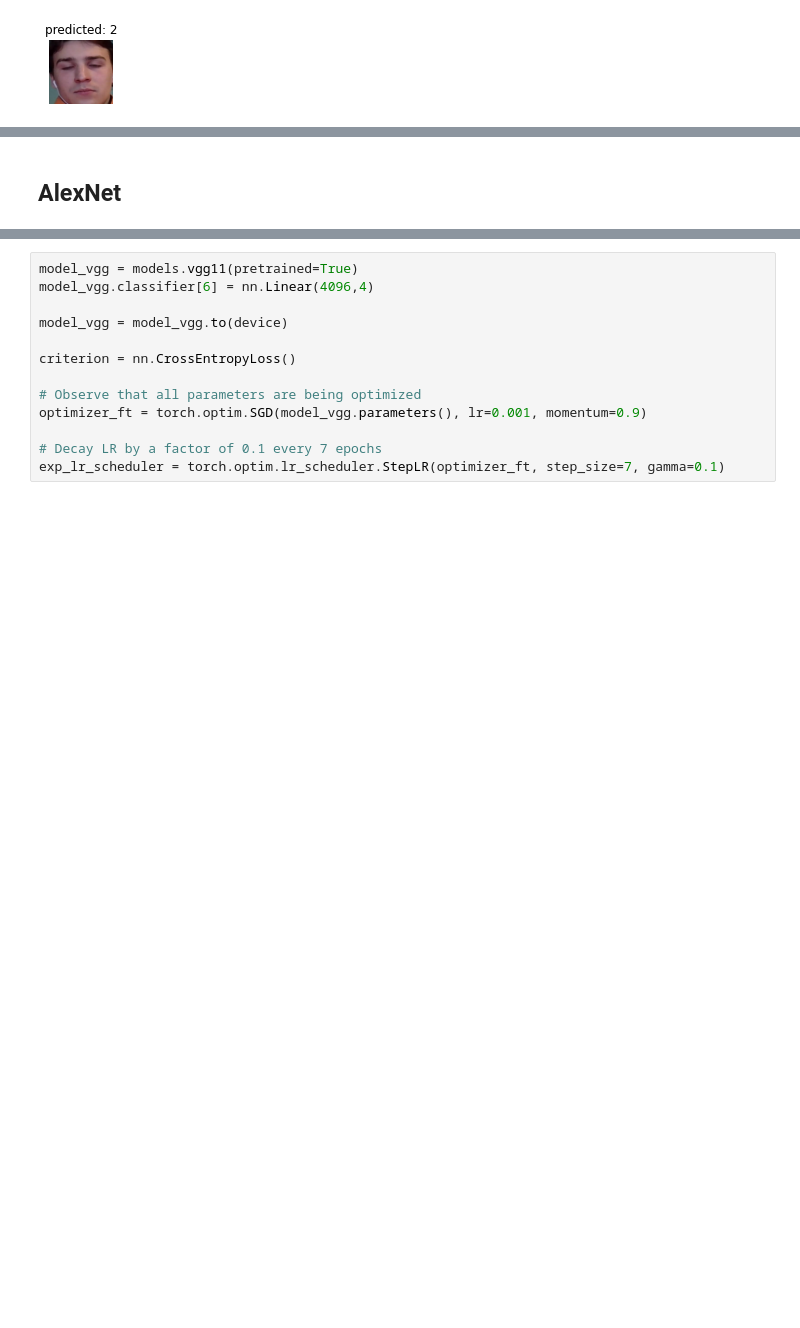
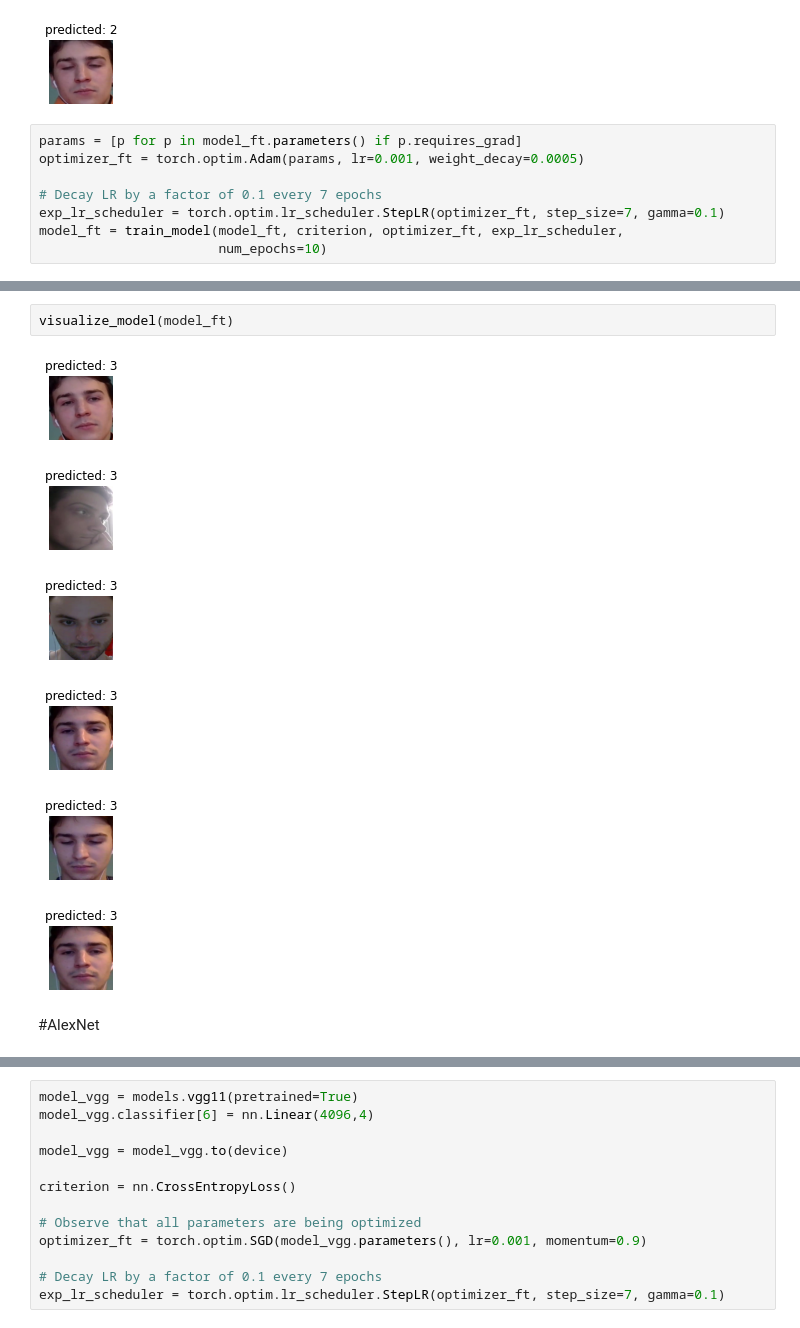
Before and after one commit to Pembo2008/engagement-recognition, a Jupyter notebook: course_project.ipynb, the cells around one changed output, grey strips where cells are left out. Drawn from its saved outputs; the diff is of its cells as text; blank space fills up the shorter version.

```diff
--- a/course_project.ipynb
+++ b/course_project.ipynb
@@ -1532,3 +1120,11 @@ visualize_model(model_ft)
 [figure]
 [figure]
 [figure]
+# %%
+params = [p for p in model_ft.parameters() if p.requires_grad]
+optimizer_ft = torch.optim.Adam(params, lr=0.001, weight_decay=0.0005)
+
+# Decay LR by a factor of 0.1 every 7 epochs
+exp_lr_scheduler = torch.optim.lr_scheduler.StepLR(optimizer_ft, step_size=7, gamma=0.1)
+model_ft = train_model(model_ft, criterion, optimizer_ft, exp_lr_scheduler,
+                       num_epochs=10)
@@ -1535,5 +1149,14 @@ visualize_model(model_ft)
+# %%
+visualize_model(model_ft)
+# %% [output]
+[figure, added]
+[figure, added]
+[figure, added]
+[figure, added]
+[figure, added]
+[figure, added]
 # %% [markdown]
-## AlexNet
+#AlexNet
 # %%
 model_an = models.alexnet(pretrained=True)
 model_an.classifier[6] = nn.Linear(4096,4)
```
Also changed, not shown: parts of 61 cells of this notebook.
